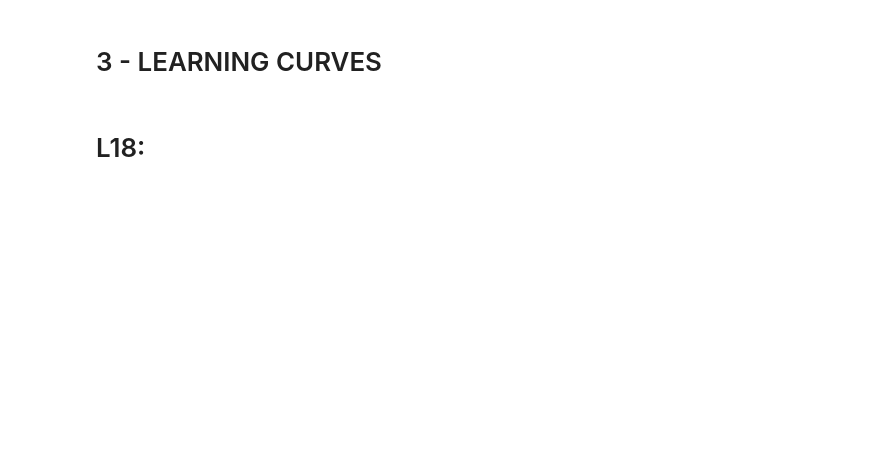
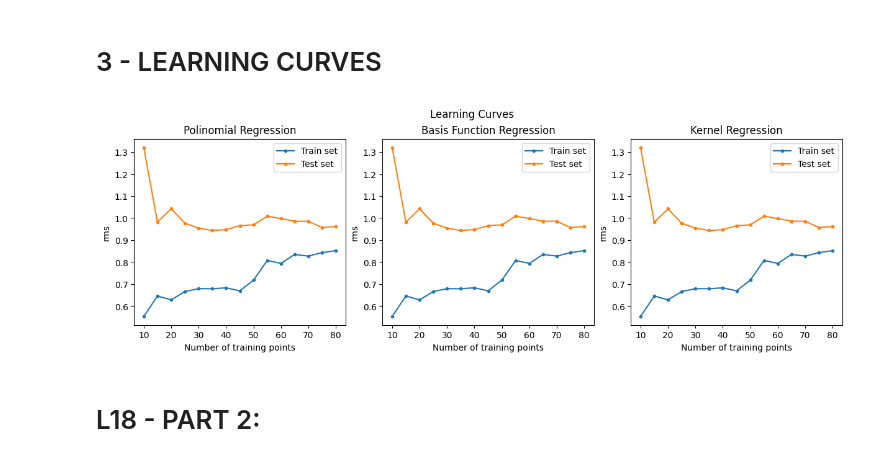
Before and after one commit to RoccoGiugni/ASML-24-25, a Jupyter notebook: L17/L17.ipynb, the cells around one changed output. Saved outputs shown, nothing was run; the diff lists cells and outputs as text; code cells hidden in the pictures; blank space fills up the shorter version.

```diff
--- a/L17/L17.ipynb
+++ b/L17/L17.ipynb
@@ -248,2 +279,60 @@ test_score.shape
+# %%
+fig, (ax, bx, cx) = plt.subplots(1, 3, figsize=(12, 4), layout='constrained')
+fig.suptitle('Learning Curves')
+
+N, dN = int(.8 * X.shape[0]), 5
+trn_points = np.arange(10, N + dN, dN)
+
+pr, kr = PolynomialRegression(4), NadarayaWatson('gaussian', .1)
+m = np.linspace(z_range[0], z_range[1], 4)[:, None]
+s = m[1] - m[0]
+bfr = BasisFunctionRegression('gaussian', mu=m, sigma=s)
+
+trn_err = np.empty((len(trn_points), 3))
+tst_err = np.empty((len(trn_points), 3))
+for i, n in enumerate(trn_points):
+    pr.fit(X[:n], y[:n], dy[:n])
+    trn_err[i, 0] = rms_err(y[:n], pr.predict(X[:n]))
+    tst_err[i, 0] = rms_err(y[N:], pr.predict(X[N:]))
+
+    bfr.fit(X[:n], y[:n], dy[:n])
+    trn_err[i, 1] = rms_err(y[:n], bfr.predict(X[:n]))
+    tst_err[i, 1] = rms_err(y[N:], bfr.predict(X[N:]))
+
+    kr.fit(X[:n], y[:n], dy[:n])
+    trn_err[i, 2] = rms_err(y[:n], kr.predict(X[:n]))
+    tst_err[i, 2] = rms_err(y[N:], kr.predict(X[N:]))
+
+# -- Polynomial Regression
+
+ax.plot(trn_points, trn_err[:, 0], '.-', label='Train set')
+ax.plot(trn_points, tst_err[:, 0], '.-', label='Test set')
+
+ax.set_title('Polinomial Regression')
+ax.set_xlabel('Number of training points')
+ax.set_ylabel('rms')
+ax.legend()
+
+# -- Basis Function Regression
+
+bx.plot(trn_points, trn_err[:, 0], '.-', label='Train set')
+bx.plot(trn_points, tst_err[:, 0], '.-', label='Test set')
+
+bx.set_title('Basis Function Regression')
+bx.set_xlabel('Number of training points')
+bx.set_ylabel('rms')
+bx.legend()
+
+# -- Kernel Regression (Nadaraya-Waston)
+
+cx.plot(trn_points, trn_err[:, 0], '.-', label='Train set')
+cx.plot(trn_points, tst_err[:, 0], '.-', label='Test set')
+
+cx.set_title('Kernel Regression')
+cx.set_xlabel('Number of training points')
+cx.set_ylabel('rms')
+cx.legend();
+# %% [output]
+[figure, added]
 # %% [markdown]
-# L18:
+# L18 - PART 2:
```
Also changed, not shown: parts of 33 cells of this notebook.
